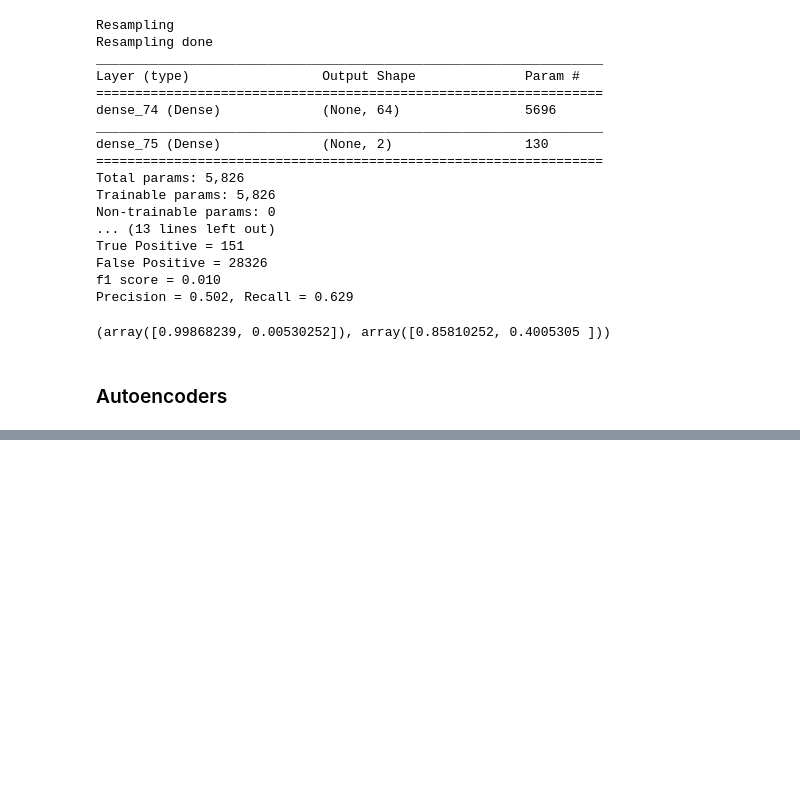
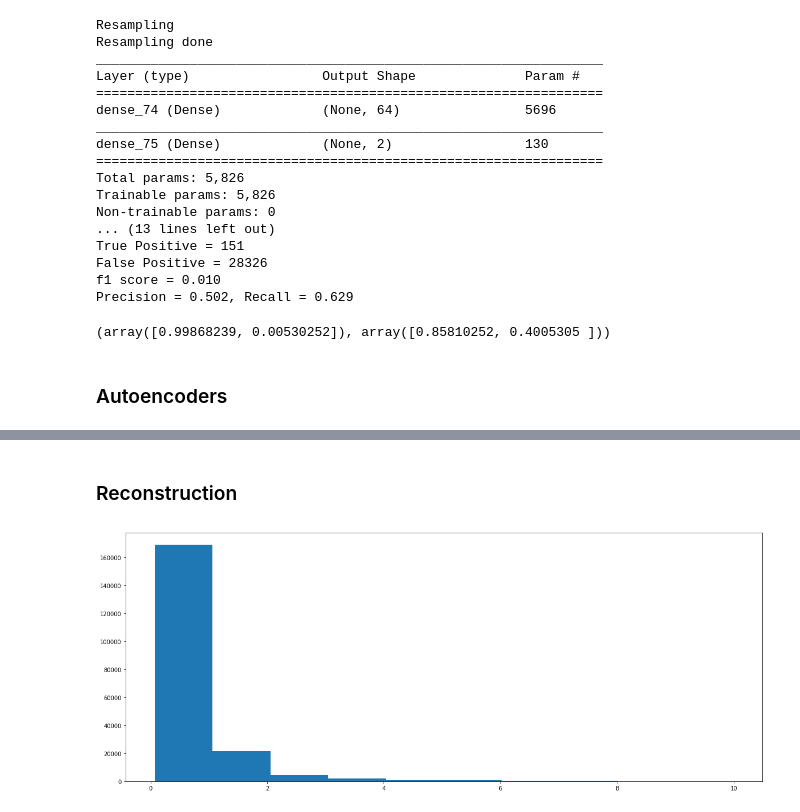
Before and after one commit to Pirolf/RTB, a Jupyter notebook: RTB training.ipynb, the cells around one changed output, grey strips where cells are left out. Cells and saved outputs as stored; diff of their text form; code cells hidden in the pictures; blank space fills up the shorter version.

```diff
--- a/RTB training.ipynb
+++ b/RTB training.ipynb
@@ -678,0 +706,7 @@ ImportError: `save_model` requires h5py.
+# %%
+predictions = autoencoder.predict(test_features)
+
+mse = np.mean(np.power(test_features - predictions, 2), axis=1)
+error_df = pd.DataFrame({'reconstruction_error': mse,
+                        'true_class': test_labels[:,1]})
+error_df.describe()
@@ -678,0 +723,9 @@ ImportError: `save_model` requires h5py.
+# %% [markdown]
+### Reconstruction
+# %%
+fig = plt.figure(figsize=(20, 8))
+ax = fig.add_subplot(111)
+normal_error_df = error_df[(error_df['true_class']== 0) & (error_df['reconstruction_error'] < 10)]
+_ = ax.hist(normal_error_df.reconstruction_error.values, bins=10)
+# %% [output]
+[figure, added]
```
Also changed, not shown: parts of 15 cells of this notebook, 1 other file.
